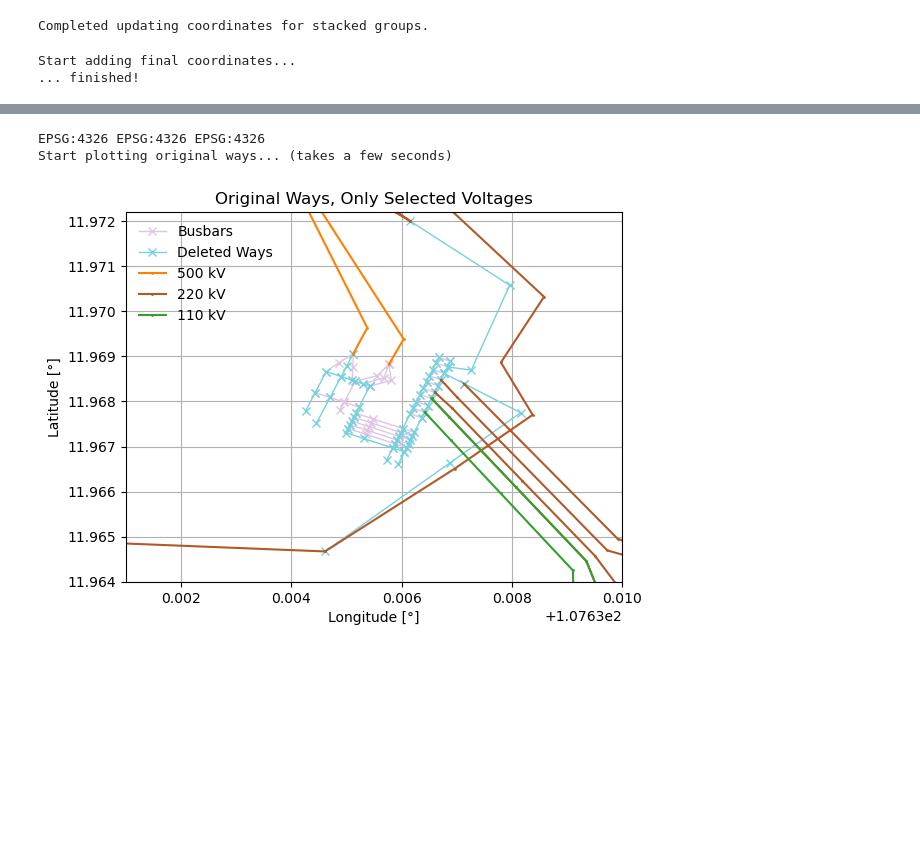
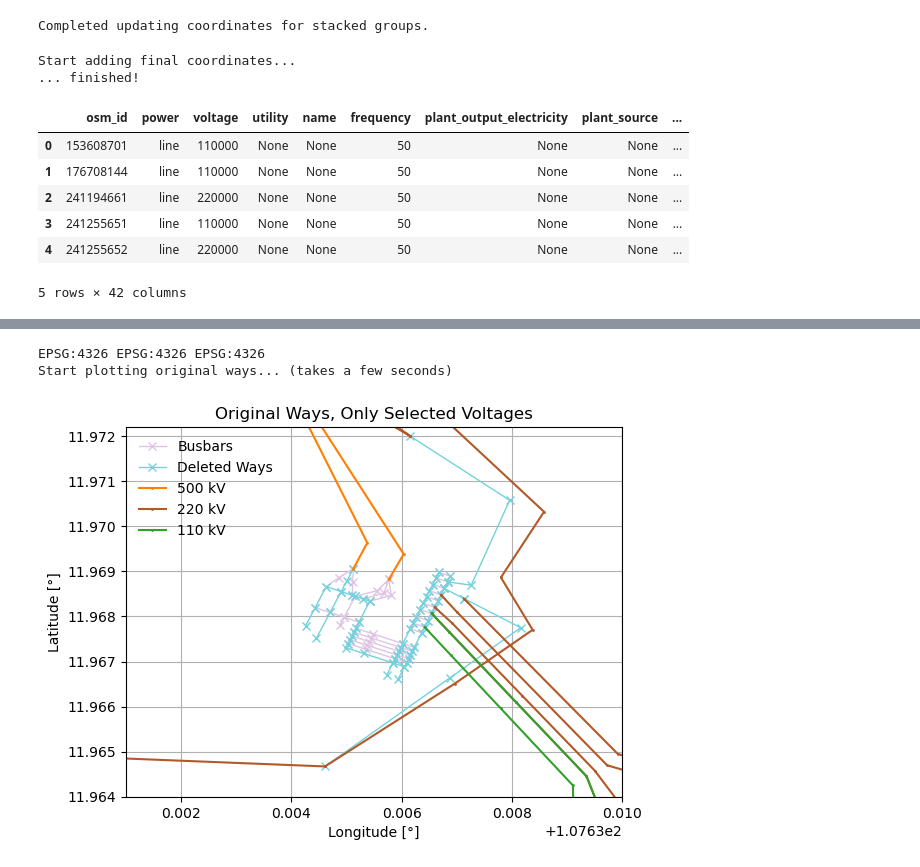
Before and after one commit to Mengqi-Ye/PowerFlowCascade, a Jupyter notebook: notebooks/workflow.ipynb, the cells around one changed output, grey strips where cells are left out. Cells and saved outputs as stored; diff of their text form; code cells hidden in the pictures; blank space fills up the shorter version.

```diff
--- a/notebooks/workflow.ipynb
+++ b/notebooks/workflow.ipynb
@@ -177,6 +177,16 @@ data_ways_final_coords = add_final_coordinates(data_ways_group_stacked_nodes)
 # %% [output]
 Start adding final coordinates...
 ... finished!
+# %%
+data_ways_final_coords.head()
+# %% [output]
+|  | osm_id | power | voltage | utility | name | frequency | plant_output_electricity | plant_source | ... |
+| 0 | 153608701 | line | 110000 | None | None | 50 | None | None | ... |
+| 1 | 176708144 | line | 110000 | None | None | 50 | None | None | ... |
+| 2 | 241194661 | line | 220000 | None | None | 50 | None | None | ... |
+| 3 | 241255651 | line | 110000 | None | None | 50 | None | None | ... |
+| 4 | 241255652 | line | 220000 | None | None | 50 | None | None | ... |
+5 rows × 42 columns
 # %%
 data_ways_delete, data_singular_ways = delete_singular_ways(data_ways_final_coords, 'ID_node1_final', 'ID_node2_final')
 # %% [output]
```
Also changed, not shown: parts of 13 cells of this notebook, 10 other files.
